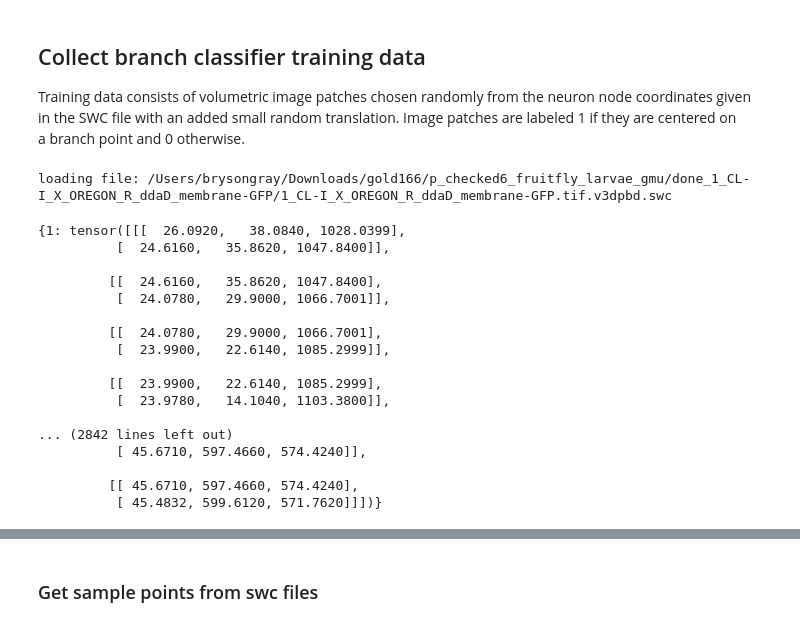
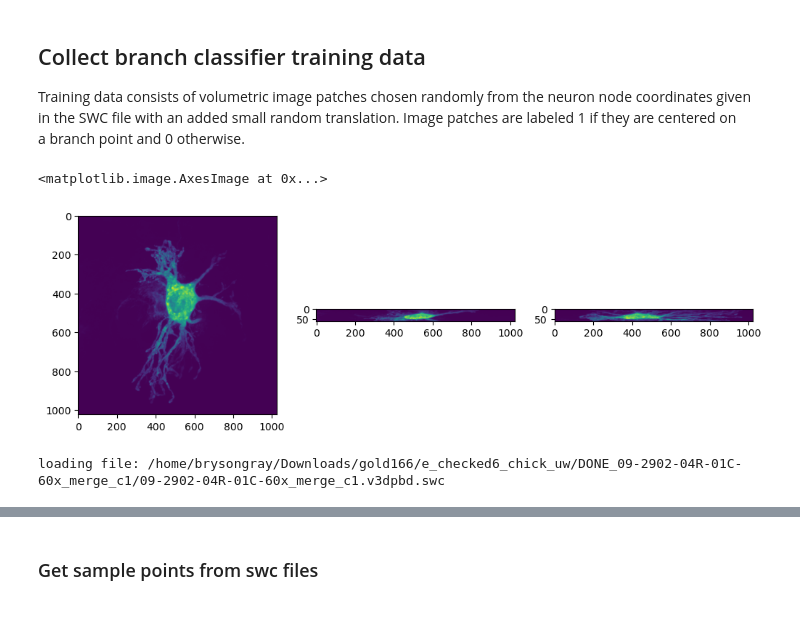
Before and after one commit to BrysonGray/neurotrack, a Jupyter notebook: notebooks/branch_classifier.ipynb, the cells around one changed output, grey strips where cells are left out. Saved outputs shown, nothing was run; the diff lists cells and outputs as text; code cells hidden in the pictures.

Commit message:
editing branch_classifier for bigneuron data

```diff
--- a/notebooks/branch_classifier.ipynb
+++ b/notebooks/branch_classifier.ipynb
@@ -26,33 +27,24 @@ DEVICE = "cuda" if torch.cuda.is_available() else "cpu"
 Training data consists of volumetric image patches chosen randomly from the neuron node coordinates given\
 in the SWC file with an added small random translation. Image patches are labeled 1 if they are centered on\
  a branch point and 0 otherwise.
+# %%
+img_file = "/home/brysongray/bmap/gold166_tifs/09-2902-04R-01C-60x_merge_c1.tif"
+
+img = tf.imread(img_file)
+
+fig, ax = plt.subplots(1,3, figsize=(12,4))
+ax[0].imshow(img.max(0))
+ax[1].imshow(img.max(1))
+ax[2].imshow(img.max(2))
+# %% [output]
+<matplotlib.image.AxesImage at 0x...>
+[figure, added]
 # %%
 # file = "/Users/brysongray/Downloads/gold166/p_checked6_fruitfly_larvae_gmu/done_1_CL-I_X_OREGON_R_ddaD_membrane-GFP/1_CL-I_X_OREGON_R_ddaD_membrane-GFP.tif.v3dpbd.ano_stamp_2015_06_16_12_16.swc"
-file = "/Users/brysongray/Downloads/gold166/p_checked6_fruitfly_larvae_gmu/done_1_CL-I_X_OREGON_R_ddaD_membrane-GFP/1_CL-I_X_OREGON_R_ddaD_membrane-GFP.tif.v3dpbd.swc"
+file = "/home/brysongray/Downloads/gold166/e_checked6_chick_uw/DONE_09-2902-04R-01C-60x_merge_c1/09-2902-04R-01C-60x_merge_c1.v3dpbd.swc"
 
 # load and parse the SWC file data
 swc_list = load.swc(file)
-sections, section_graph, branches, terminals, scale = load.parse_swc_list(swc_list, adjust=True)
+sections, section_graph, branches, terminals, scale = load.parse_swc_list(swc_list, adjust=False)
 # %% [output]
-loading file: /Users/brysongray/Downloads/gold166/p_checked6_fruitfly_larvae_gmu/done_1_CL-I_X_OREGON_R_ddaD_membrane-GFP/1_CL-I_X_OREGON_R_ddaD_membrane-GFP.tif.v3dpbd.swc
+loading file: /home/brysongray/Downloads/gold166/e_checked6_chick_uw/DONE_09-2902-04R-01C-60x_merge_c1/09-2902-04R-01C-60x_merge_c1.v3dpbd.swc
-# %%
-density = draw.draw_neuron_density()
-mask = draw.draw_neuron_mask()
-# %% [output]
-{1: tensor([[[  26.0920,   38.0840, 1028.0399],
-          [  24.6160,   35.8620, 1047.8400]],
-
-         [[  24.6160,   35.8620, 1047.8400],
-          [  24.0780,   29.9000, 1066.7001]],
-
-         [[  24.0780,   29.9000, 1066.7001],
-          [  23.9900,   22.6140, 1085.2999]],
-
-         [[  23.9900,   22.6140, 1085.2999],
-          [  23.9780,   14.1040, 1103.3800]],
-
-... (2842 lines left out)
-          [ 45.6710, 597.4660, 574.4240]],
-
-         [[ 45.6710, 597.4660, 574.4240],
-          [ 45.4832, 599.6120, 571.7620]]])}
```
Also changed, not shown: parts of 13 cells of this notebook, 1 other file.
